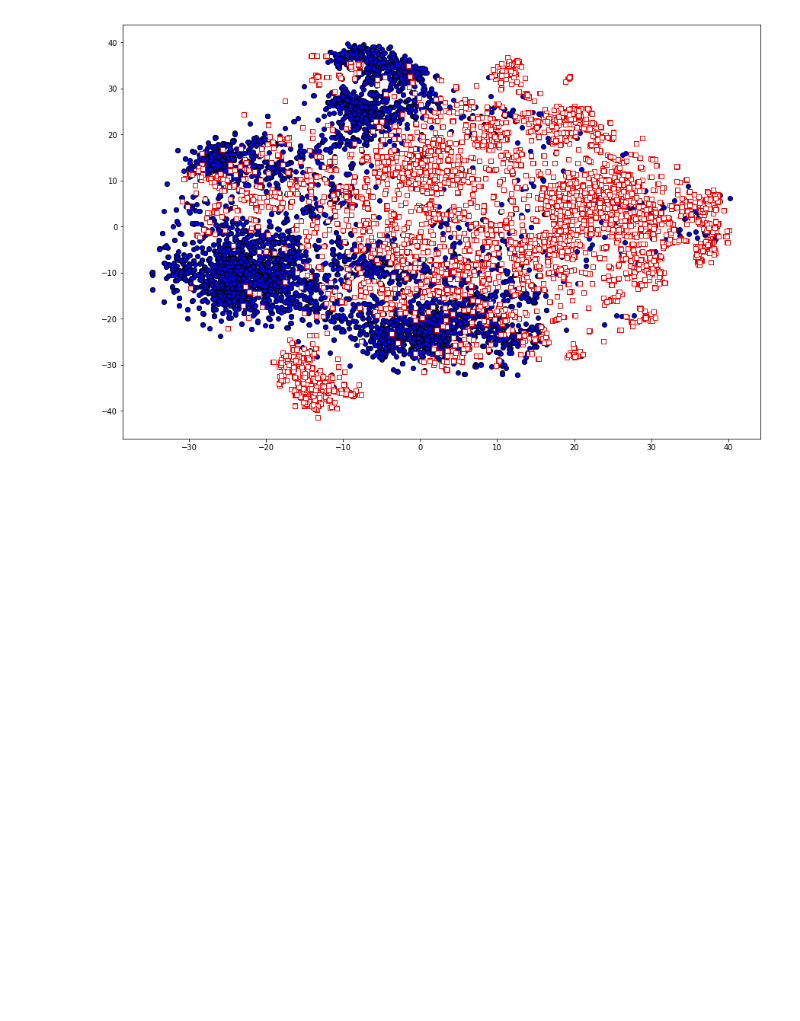
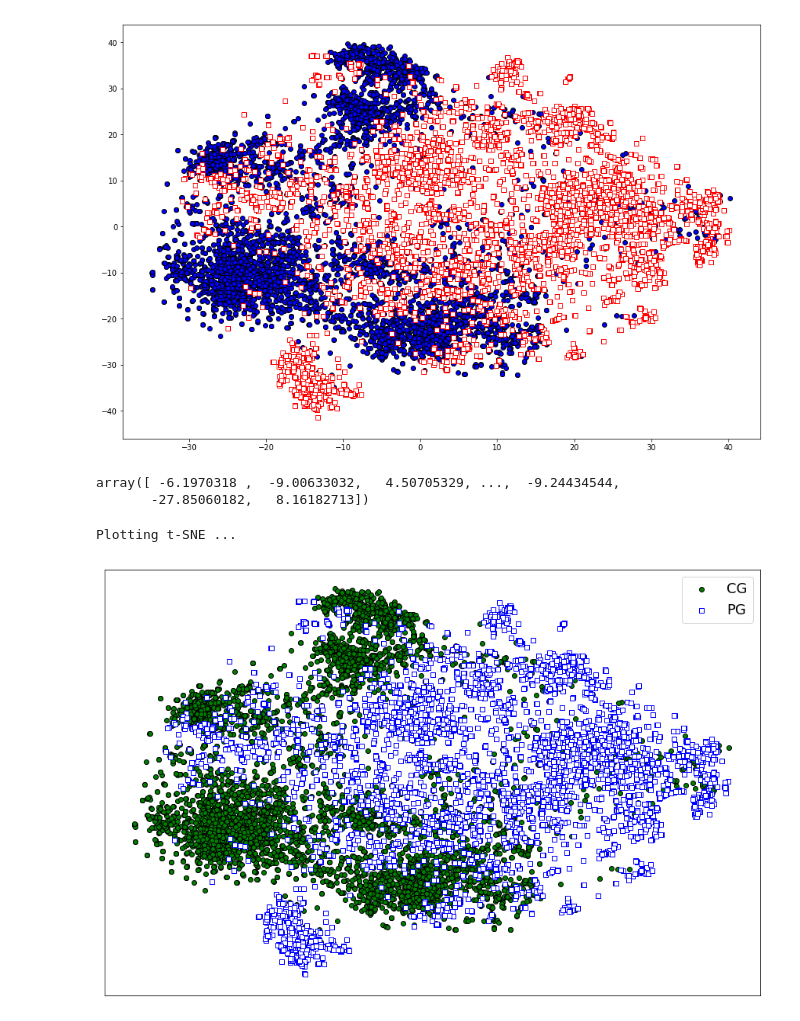
Before and after one commit to bazinho/CG, a Jupyter notebook: paper-tsne-resnet50-avgpool-CHANGECOLOR.ipynb, the cells around one changed output. Saved outputs shown, nothing was run; the diff lists cells and outputs as text; code cells hidden in the pictures; blank space fills up the shorter version.

```diff
--- a/paper-tsne-resnet50-avgpool-CHANGECOLOR.ipynb
+++ b/paper-tsne-resnet50-avgpool-CHANGECOLOR.ipynb
@@ -141,3 +141,28 @@ plt.show()
 # %% [output]
 Plotting t-SNE ...
 [figure]
+# %%
+vis_data = np.load("TSNE-Resnet50features.npy")
+# %%
+vis_data[y.astype(int)==0, 0]
+# %% [output]
+array([ -6.1970318 ,  -9.00633032,   4.50705329, ...,  -9.24434544,
+       -27.85060182,   8.16182713])
+# %%
+print("Plotting t-SNE ...")
+figure = plt.gcf()
+figure.set_size_inches(15, 10)
+plt.scatter(vis_data[y.astype(int)==0, 0], vis_data[y.astype(int)==0, 1], c='green', marker='o', edgecolors="black", label="CG")
+plt.scatter(vis_data[y.astype(int)==1, 0], vis_data[y.astype(int)==1, 1], c='white', marker='s', edgecolors="blue", label="PG")
+plt.clim(-0.5, len(list_fams)-0.5)
+frame1 = plt.gca()
+frame1.axes.xaxis.set_ticklabels([])
+frame1.axes.yaxis.set_ticklabels([])
+frame1.axes.get_xaxis().set_visible(False)
+frame1.axes.get_yaxis().set_visible(False)
+plt.legend(loc="upper right", prop={'size': 18})
+plt.savefig('TSNE-Resnet50Features.pdf', format='pdf')
+plt.show()
+# %% [output]
+Plotting t-SNE ...
+[figure, added]
```
Also changed, not shown: 14 other files.
